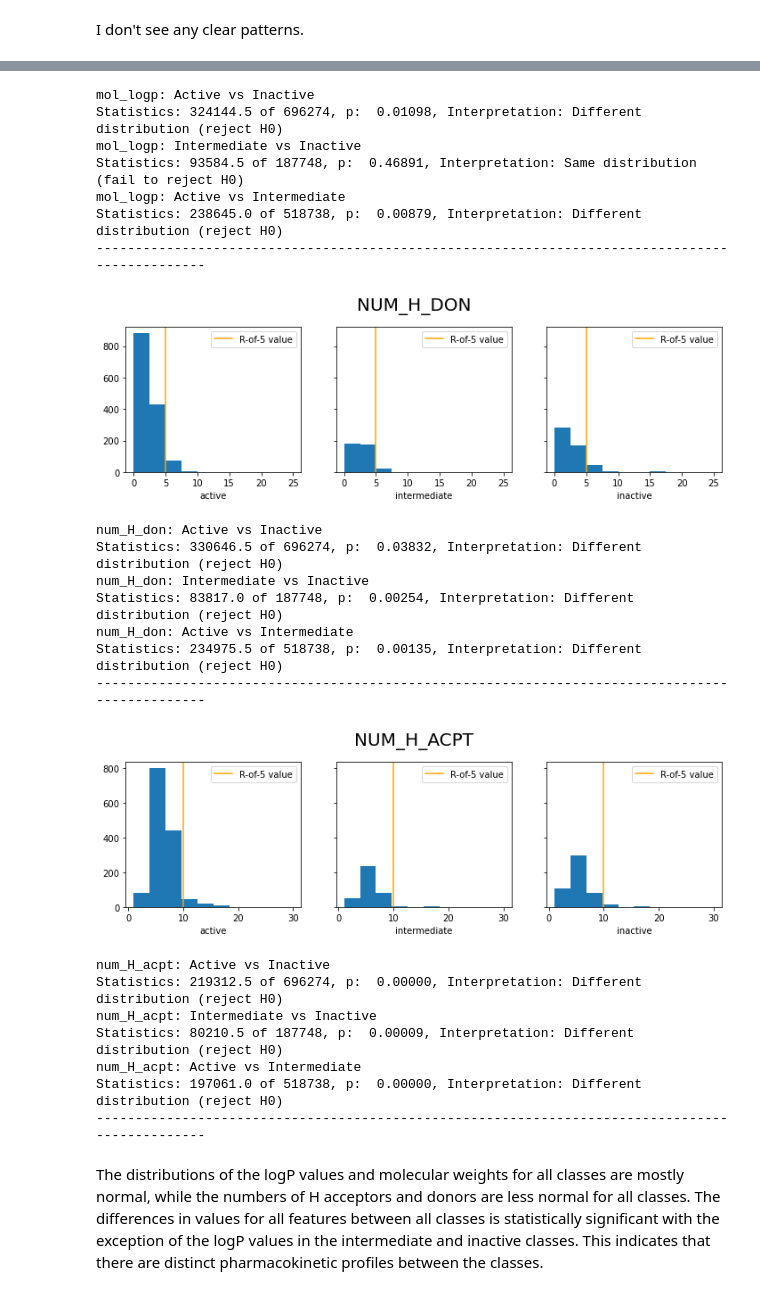
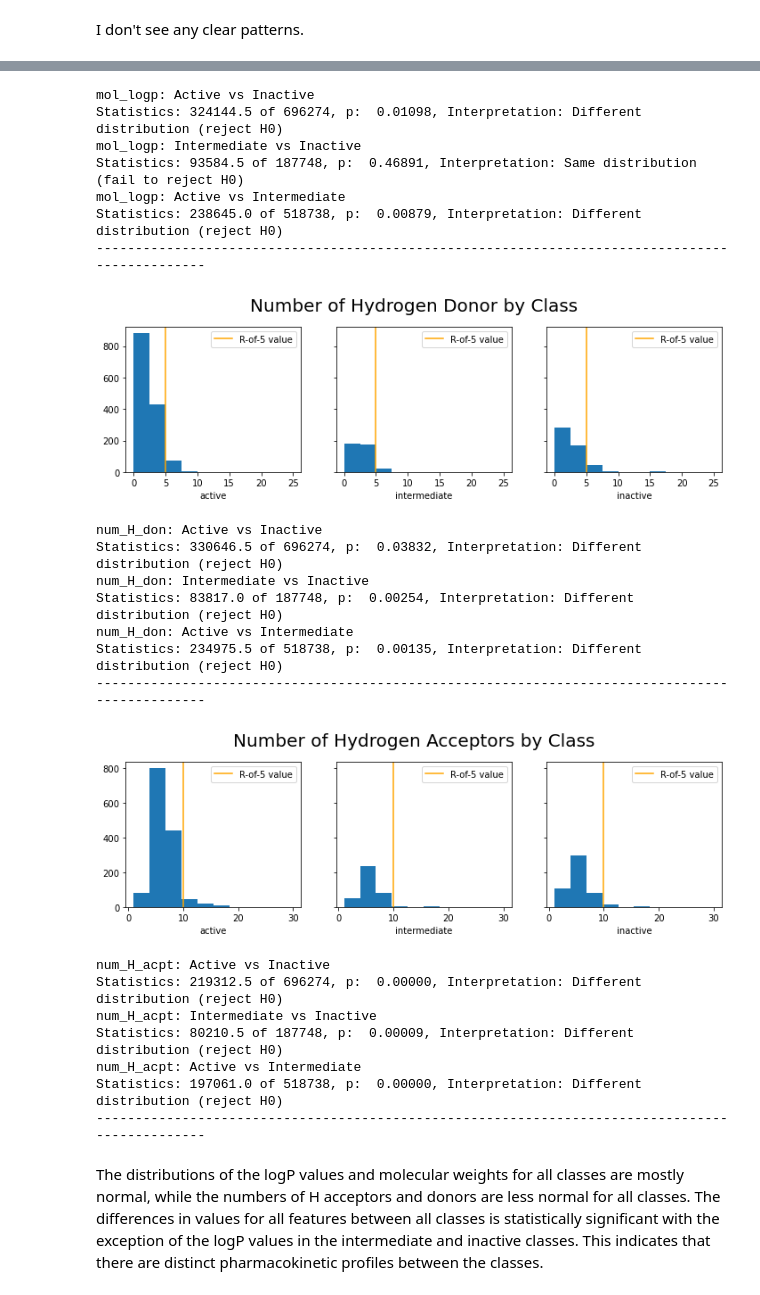
Before and after one commit to clreiner/MMP9DrugDiscovery, a Jupyter notebook: Drug_discovery.ipynb, the cells around one changed output, grey strips where cells are left out. Cells and saved outputs as stored; diff of their text form; code cells hidden in the pictures.

Commit message:
Finished visualizations

```diff
--- a/Drug_discovery.ipynb
+++ b/Drug_discovery.ipynb
@@ -381,6 +393,11 @@ classes = ['active', 'intermediate', 'inactive']
 
 # Define the Rule-of-Five criteria
 lines = {'mol_wt': 500, 'mol_logp': 5, 'num_H_don': 5, 'num_H_acpt':10}
+# Create better titles
+titles = {'mol_wt': 'Molecular Weight by Class',
+          'mol_logp': 'LogP by Class',
+          'num_H_don': 'Number of Hydrogen Donor by Class',
+          'num_H_acpt': 'Number of Hydrogen Acceptors by Class'}
 
 # Plot distribution of each feature for each class
 for column in columns:
@@ -392,7 +409,7 @@ for column in columns:
         # Add line to show the Rule-of-Five criteria for each feature
         ax[i].axvline(x=lines.get(column), color='orange', label="R-of-5 value")
         ax[i].legend()
-    title = plt.suptitle(column.upper(), fontsize=20)
+    title = plt.suptitle(titles.get(column), fontsize=20)
     title.set_y(1.03)
     plt.show()
     # Calculate and print Mann Whitney U test statistcs & p-values for
@@ -415,19 +432,19 @@ Statistics: 229890.5 of 518738, p:  0.00037, Interpretation: Different distribut
 mol_logp: Active vs Inactive
 Statistics: 324144.5 of 696274, p:  0.01098, Interpretation: Different distribution (reject H0)
 mol_logp: Intermediate vs Inactive
 Statistics: 93584.5 of 187748, p:  0.46891, Interpretation: Same distribution (fail to reject H0)
 mol_logp: Active vs Intermediate
 Statistics: 238645.0 of 518738, p:  0.00879, Interpretation: Different distribution (reject H0)
 -----------------------------------------------------------------------------------------------
-[figure, old version]
+[figure, new version]
 num_H_don: Active vs Inactive
 Statistics: 330646.5 of 696274, p:  0.03832, Interpretation: Different distribution (reject H0)
 num_H_don: Intermediate vs Inactive
 Statistics: 83817.0 of 187748, p:  0.00254, Interpretation: Different distribution (reject H0)
 num_H_don: Active vs Intermediate
 Statistics: 234975.5 of 518738, p:  0.00135, Interpretation: Different distribution (reject H0)
 -----------------------------------------------------------------------------------------------
-[figure, old version]
+[figure, new version]
 num_H_acpt: Active vs Inactive
 Statistics: 219312.5 of 696274, p:  0.00000, Interpretation: Different distribution (reject H0)
 num_H_acpt: Intermediate vs Inactive
```
Also changed, not shown: parts of 71 cells of this notebook.
